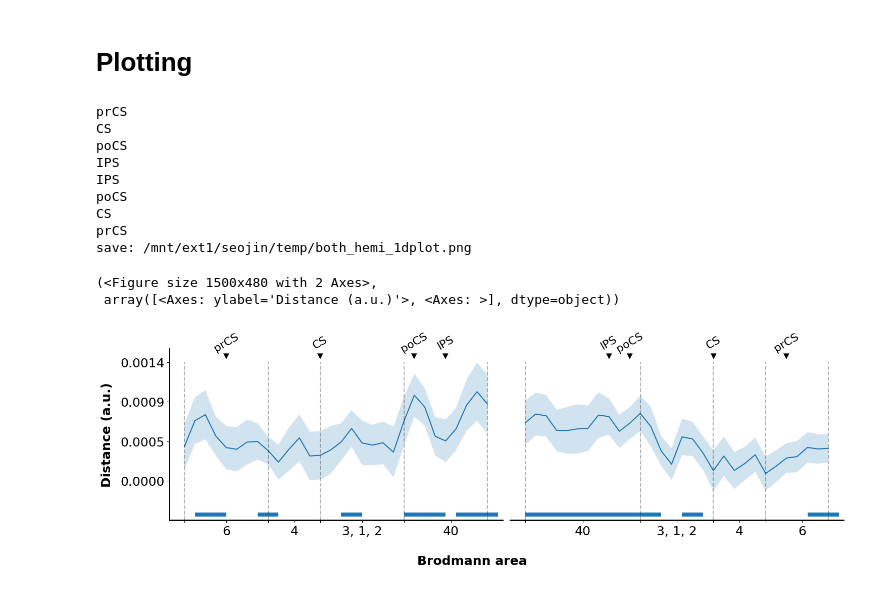
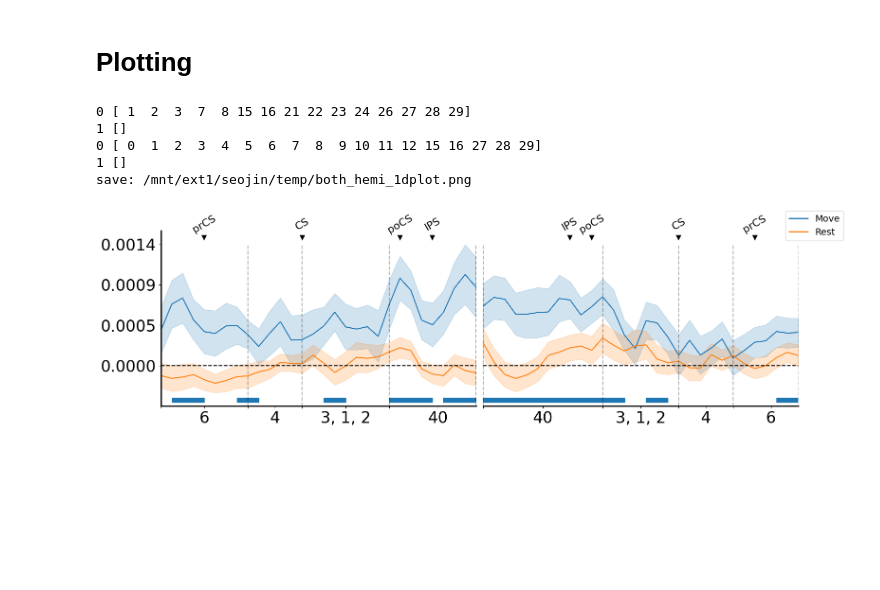
Before and after one commit to SeojinYoon/Seojin_commonTool, a Jupyter notebook: Module/Brain_Surface/Surface_stat_both.ipynb, the cells around one changed output. Drawn from its saved outputs; the diff is of its cells as text; code cells hidden in the pictures; blank space fills up the shorter version.

```diff
--- a/Module/Brain_Surface/Surface_stat_both.ipynb
+++ b/Module/Brain_Surface/Surface_stat_both.ipynb
@@ -235,17 +264,22 @@ r_sampling_datas = r_cross_section_result_info["sampling_datas"][::-1]
 # %% [markdown]
 # Plotting
 # %%
-def draw_both_hemi_cross_section_1dPlot():
+def draw_both_hemi_cross_section_1dPlot(cmap = "tab10"):
     fig, axes = plt.subplots(1, 2, sharey=True)
     fig.set_figwidth(15)
+
     draw_cross_section_1dPlot(ax = axes[0],
                               sampling_datas = l_sampling_datas,
                               sulcus_names = l_sulcus_names,
                               roi_names = l_roi_names,
                               p_threshold = 0.05,
                               y_range = (0, 0.0014),
-                              tick_size = 18,
-                              sulcus_text_size = 16)
+                              tick_size = 24,
+                              sulcus_text_size = 16,
+                              cmap = cmap)
+
+    # xmin, xmax = axis[0].get_xlim()
+    axes[0].hlines(y=0., xmin=0, xmax=30, color='k', linestyle='--')
 
     draw_cross_section_1dPlot(ax = axes[1],
                               sampling_datas = r_sampling_datas,
@@ -253,18 +287,18 @@ def draw_both_hemi_cross_section_1dPlot():
                               roi_names = r_roi_names,
                               p_threshold = 0.05,
                               y_range = (0, 0.0014),
-                              tick_size = 18,
-                              sulcus_text_size = 16)
+                              tick_size = 24,
+                              sulcus_text_size = 16,
+                              cmap = cmap)
+
     axes[0].set_xlabel("")
     axes[1].set_xlabel("")
+    axes[0].set_ylabel("")
     axes[1].set_ylabel("")
     axes[1].get_yaxis().set_visible(False)
     axes[1].spines['left'].set_visible(False)
+    axes[1].hlines(y=0., xmin=0, xmax=30, color='k', linestyle='--')
+    # fig.supxlabel("Brodmann area", fontsize = 18, fontweight = "bold", y = -0.01)
+    fig.subplots_adjust(wspace = 0.1)
 
-    fig.supxlabel("Brodmann area", fontsize = 18, fontweight = "bold", y = -0.01)
-    fig.subplots_adjust(wspace = 0.1)
-    fig.tight_layout()
-    file_path = os.path.join(save_dir_path, "both_hemi_1dplot.png")
-    fig.savefig(file_path, transparent = True)
-    print(f"save: {file_path}")
     return fig, axes
@@ -277,15 +304,0 @@ from surface_analysis import draw_cross_section_1dPlot
-# %%
-draw_both_hemi_cross_section_1dPlot()
-# %% [output]
-prCS
-CS
-poCS
-IPS
-IPS
-poCS
-CS
-prCS
-save: /mnt/ext1/seojin/temp/both_hemi_1dplot.png
-(<Figure size 1500x480 with 2 Axes>,
- array([<Axes: ylabel='Distance (a.u.)'>, <Axes: >], dtype=object))
-[figure, removed]
@@ -291,0 +310,25 @@ save: /mnt/ext1/seojin/temp/both_hemi_1dplot.png
+# %%
+fig, axis = draw_both_hemi_cross_section_1dPlot(cmap = "tab10")
+
+cmap = plt.get_cmap("tab10", 10)
+custom_lines = [Line2D([0], [0], color = cmap.colors[0], lw = 2, label = "Move"),
+                Line2D([0], [0], color = cmap.colors[1], lw = 2, label = "Rest")]
+
+# Add the legend to the figure
+fig.legend(handles = custom_lines,
+           loc = "upper right",
+           ncol = 1,
+           bbox_to_anchor=(1.06, 1),
+           fontsize = 14)
+
+fig.tight_layout()
+file_path = os.path.join(save_dir_path, "both_hemi_1dplot.png")
+fig.savefig(file_path, transparent = True, bbox_inches="tight")
+print(f"save: {file_path}")
+# %% [output]
+0 [ 1  2  3  7  8 15 16 21 22 23 24 26 27 28 29]
+1 []
+0 [ 0  1  2  3  4  5  6  7  8  9 10 11 12 15 16 27 28 29]
+1 []
+save: /mnt/ext1/seojin/temp/both_hemi_1dplot.png
+[figure, added]
```
Also changed, not shown: parts of 17 cells of this notebook, 5 other files.
